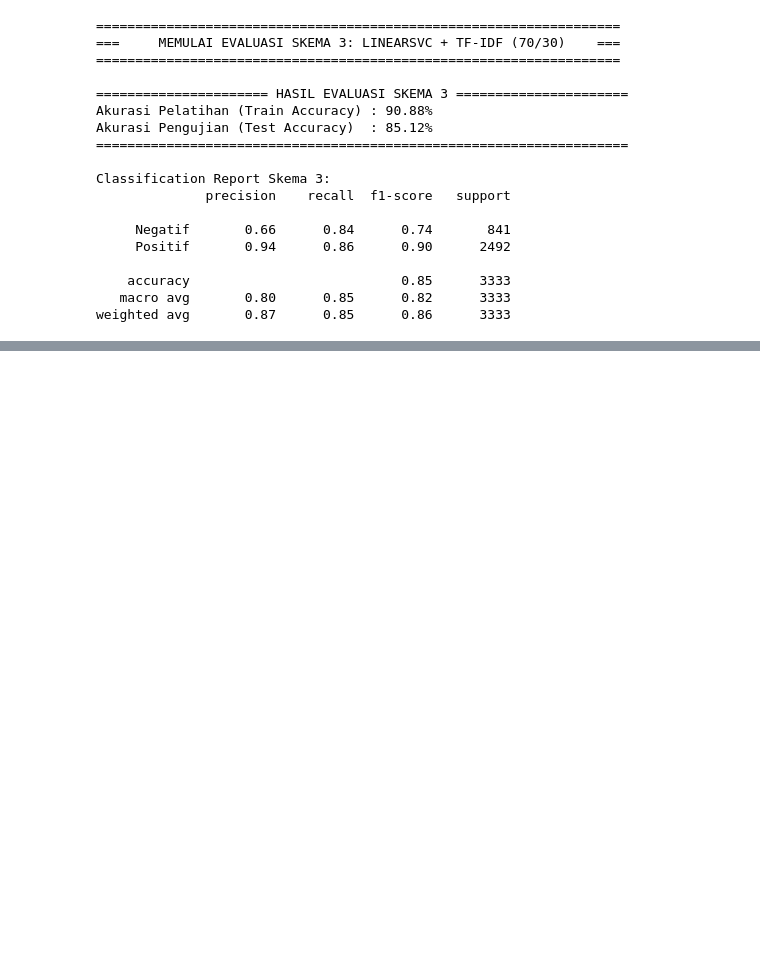
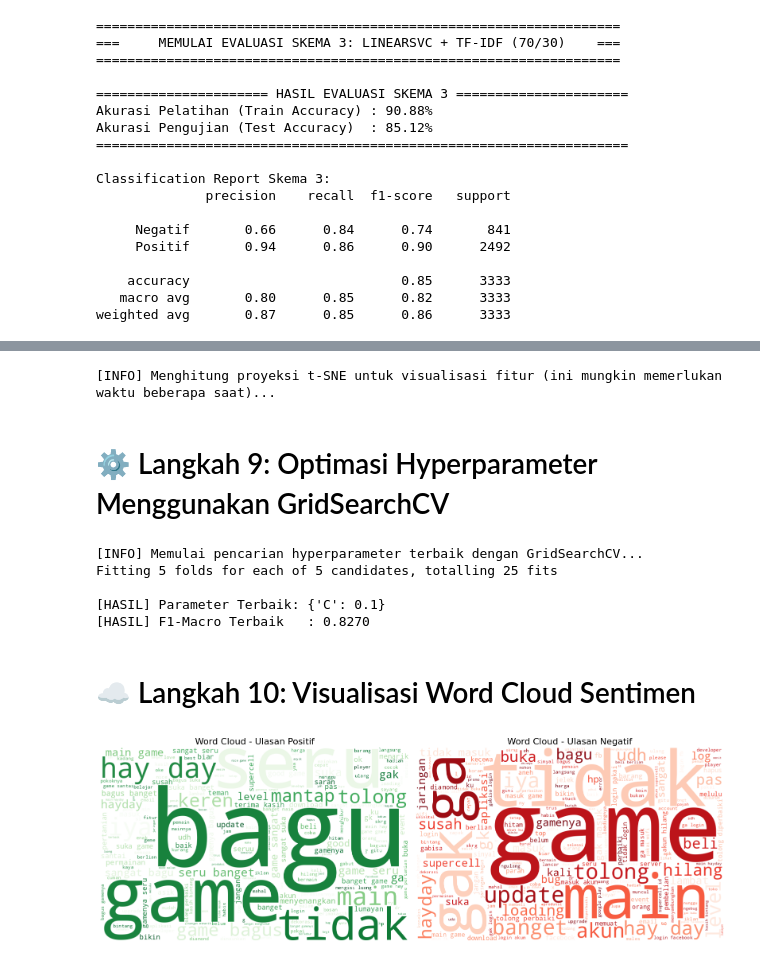
Before and after one commit to alfian8799/Analisis-Sentimen-Ulasan-Game-Hay-Day, a Jupyter notebook: Alfian_Zainul_Arif_Sentiment_Analysis.ipynb, the cells around one changed output, grey strips where cells are left out. Saved outputs shown, nothing was run; the diff lists cells and outputs as text; code cells hidden in the pictures; blank space fills up the shorter version.

Commit message:
Improve Hay Day sentiment analysis notebook
Co-authored-by: Copilot <223556219+Copilot@users.noreply.github.com>

```diff
--- a/Alfian_Zainul_Arif_Sentiment_Analysis.ipynb
+++ b/Alfian_Zainul_Arif_Sentiment_Analysis.ipynb
@@ -826,0 +911,79 @@ display(hasil_model)
+# %%
+from sklearn.manifold import TSNE
+import matplotlib.pyplot as plt
+
+# 2. Ambil sampel subset data untuk visualisasi t-SNE agar tidak terlalu lambat
+print("[INFO] Menghitung proyeksi t-SNE untuk visualisasi fitur (ini mungkin memerlukan waktu beberapa saat)... ")
+
+tsne = TSNE(n_components=2, random_state=42, perplexity=30, n_iter=1000)
+X_tsne = tsne.fit_transform(X_test_tfidf_sm.toarray())
+
+# Plot visualisasi 2D
+plt.figure(figsize=(10, 8))
+for label_idx, label_name in enumerate(encoder_bin.classes_):
+    indices = np.where(y_test == label_idx)
+    plt.scatter(X_tsne[indices, 0], X_tsne[indices, 1], label=label_name, alpha=0.6, edgecolors='none')
+
+plt.title('Proyeksi Fitur TF-IDF Menggunakan t-SNE (Kumpulan Data Uji)')
+plt.xlabel('Komponen t-SNE 1')
+plt.ylabel('Komponen t-SNE 2')
+plt.legend()
+plt.grid(True, linestyle='--', alpha=0.5)
+plt.show()
+# %% [output]
+[INFO] Menghitung proyeksi t-SNE untuk visualisasi fitur (ini mungkin memerlukan waktu beberapa saat)...
+# %% [markdown]
+# ⚙️ Langkah 9: Optimasi Hyperparameter Menggunakan GridSearchCV
+# %%
+from sklearn.model_selection import GridSearchCV
+
+# Tentukan rentang parameter C yang akan diuji
+param_grid = {'C': [0.01, 0.1, 0.5, 1.0, 10.0]}
+
+print("[INFO] Memulai pencarian hyperparameter terbaik dengan GridSearchCV...")
+grid_search = GridSearchCV(
+    LinearSVC(class_weight='balanced', random_state=42),
+    param_grid,
+    cv=5,
+    scoring='f1_macro',
+    verbose=1
+)
+
+grid_search.fit(X_train_tfidf_sm, y_train)
+
+print(f"\n[HASIL] Parameter Terbaik: {grid_search.best_params_}")
+print(f"[HASIL] F1-Macro Terbaik   : {grid_search.best_score_:.4f}")
+# %% [output]
+[INFO] Memulai pencarian hyperparameter terbaik dengan GridSearchCV...
+Fitting 5 folds for each of 5 candidates, totalling 25 fits
+
+[HASIL] Parameter Terbaik: {'C': 0.1}
+[HASIL] F1-Macro Terbaik   : 0.8270
+# %% [markdown]
+# ☁️ Langkah 10: Visualisasi Word Cloud Sentimen
+# %%
+from wordcloud import WordCloud
+import matplotlib.pyplot as plt
+
+# Pisahkan teks berdasarkan sentimen asli
+teks_positif = " ".join(clean_df[clean_df['sentiment'] == 'Positif']['text_akhir'])
+teks_negatif = " ".join(clean_df[clean_df['sentiment'] == 'Negatif']['text_akhir'])
+
+fig, axs = plt.subplots(1, 2, figsize=(16, 8))
+
+# Word Cloud Positif
+wordcloud_pos = WordCloud(width=800, height=500, background_color='white', colormap='Greens').generate(teks_positif)
+axs[0].imshow(wordcloud_pos, interpolation='bilinear')
+axs[0].set_title('Word Cloud - Ulasan Positif', fontsize=16)
+axs[0].axis('off')
+
+# Word Cloud Negatif
+wordcloud_neg = WordCloud(width=800, height=500, background_color='white', colormap='Reds').generate(teks_negatif)
+axs[1].imshow(wordcloud_neg, interpolation='bilinear')
+axs[1].set_title('Word Cloud - Ulasan Negatif', fontsize=16)
+axs[1].axis('off')
+
+plt.tight_layout()
+plt.show()
+# %% [output]
+[figure, added]
```
Also changed, not shown: parts of 18 cells of this notebook.
